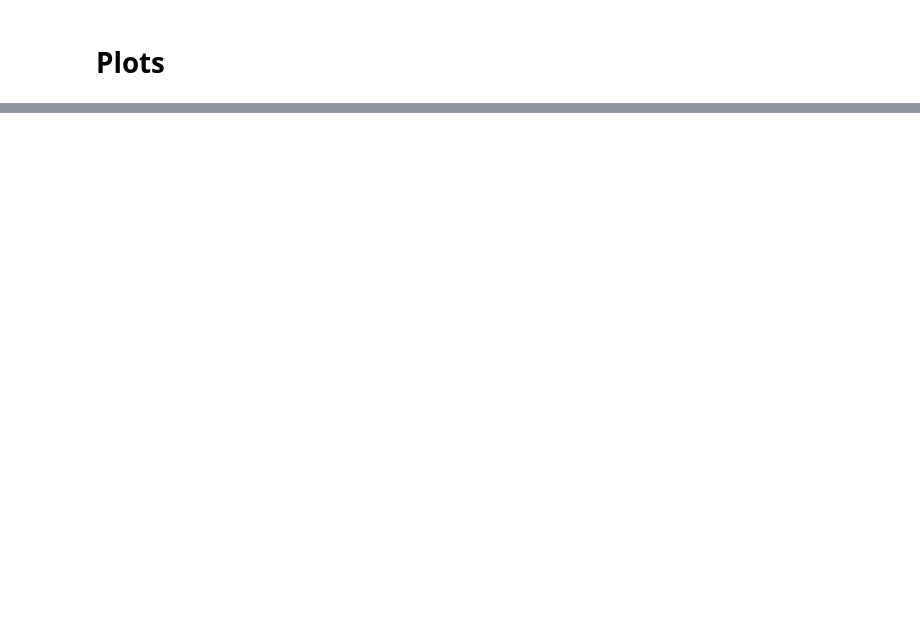
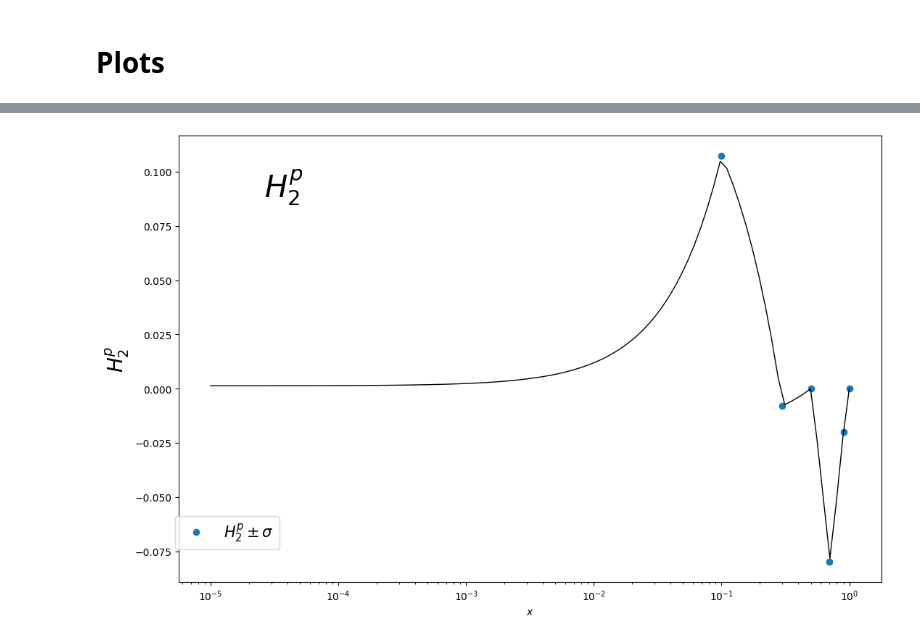
Before and after one commit to RoyStegeman/higher_twist, a Jupyter notebook: higher_twist/ht_ABMP.ipynb, the cells around one changed output, grey strips where cells are left out. Drawn from its saved outputs; the diff is of its cells as text; code cells hidden in the pictures; blank space fills up the shorter version.

```diff
--- a/higher_twist/ht_ABMP.ipynb
+++ b/higher_twist/ht_ABMP.ipynb
@@ -337,0 +427,100 @@ deuteron_HL.plot_wrapper(save=True)
+# %%
+class PlotHT_intervals:
+  def __init__(self, preds, x_nodes, color, type, target):
+    self.preds = preds
+    self.color = color
+    self.type = type
+    self.target = target
+    self.x_nodes = x_nodes
+    self.x_intervals = self.construct_intervals()
+    self.interpolation_by_interval = self.construct_interpolation_by_interval()
+    self.colour_by_interval = self.construct_colors_by_interval()
+    self.colors = ["red", "blue", "green", "black", "orange", "purple"]#self.construct_colors_by_interval()
+    self.buffer_color = (0,0,0)
+
+
+  def construct_intervals(self):
+    return [self.x_nodes[k:k+2] for k in range(len(self.x_nodes)-1)]
+
+  def construct_colors_by_interval(self):
+    random_rgbs = [np.random.uniform(0, 1, 3) for _ in range(len(self.x_intervals))]
+    return [(rgb[0],rgb[1],rgb[2]) for rgb in random_rgbs]
+
+  def construct_interpolation_by_interval(self):
+    int_functions_by_intervals = []
+    pred_array = [pred.central for pred in self.preds]
+    for k, interval in enumerate(self.x_intervals):
+      func = sp.interpolate.CubicSpline(interval, pred_array[k:k+2])
+      int_functions_by_intervals.append(func)
+
+    #xv = np.logspace(-5, -0.001, 100)
+    #fig, ax = plt.subplots(figsize=(12.5, 8))
+    #for k, f in enumerate(int_functions_by_intervals):
+    #  if k !=0:
+    #    ax.plot(xv, f(xv), ls = "-", lw = 1, label=f"interval {k}")
+    #ax.legend()
+    #ax.set_xscale("log")
+
+    #fig2, ax2 = plt.subplots(figsize=(12.5, 8))
+    #ax2.plot(xv, int_functions_by_intervals[1](xv), ls = "-", lw = 1, label=f"interval {k}")
+    #ax2.legend()
+    #ax2.set_xscale("log")
+
+    return int_functions_by_intervals
+
+  def interpolation_func(self, x):
+    # This part can be improved with interval tree
+    for k, interval in enumerate(self.x_intervals):
+      error_flag = True
+      if x >= interval[0] and x < interval[1]:
+        error_flag = False
+        return self.interpolation_by_interval[k](x)
+
+    if error_flag:
+      raise RuntimeError(f"{x} does not belong to any of the intervals.")
+
+
+  def plot_wrapper(self, save=False):
+    xv = np.logspace(-5, -0.0001, 100)
+    #xv = np.linspace(0.001,0.1, 10)
+    legends = []
+    legend_label = rf"$H^{self.target}_{self.type} \pm \sigma$"
+    legend_name = [legend_label, "knots"]
+    fig, ax = plt.subplots(figsize=(12.5, 8))
+    knots = ax.plot(x_nodes, [pred.central for pred in self.preds], 'o', label='data')
+
+    pl = ax.plot(xv, [self.interpolation_func(x) for x in xv], ls = "-", lw = 1, color = self.buffer_color)
+
+    #pl_lg= ax.fill(np.NaN, np.NaN, color = self.color, alpha = 0.3) # Necessary for fancy legend
+    #legends.append((pl[0], pl_lg[0]))
+    legends.append(knots[0])
+    #ax.fill_between(xv, self.HT_plus(xv), self.HT_minus(xv), color = self.color, alpha = 0.3)
+    ax.set_xscale("log")
+    ax.set_xlabel(f'$x$')
+    ax.set_ylabel(rf"$H^{self.target}_{self.type}$", fontsize = 20)
+    ax.set_title(rf"$H^{self.target}_{self.type}$", x = 0.15, y=0.85, fontsize=30)
+    fig.legend(legends, legend_name, loc=[0.1,0.15], fontsize=15)
+
+    if save:
+      save_dir = f"./figs/{fitname}"
+      self.make_dir(save_dir)
+      plt.savefig(save_dir + "/" + f"H_{self.type}_{self.target}.pdf")
+
+    plt.show()
+
+  def make_dir(self, path):
+    target_dir = Path(path)
+    if not target_dir.is_dir():
+        target_dir.mkdir(parents=True, exist_ok=True)
+
+proton_H2 = PlotHT_intervals(preds_dict['proton']['H2'], x_nodes, 'red', "2", 'p')
+proton_HL = PlotHT_intervals(preds_dict['proton']['HL'], x_nodes, 'green', "L", 'p')
+deuteron_H2 = PlotHT_intervals(preds_dict['deuteron']['H2'], x_nodes, 'blue', "2", 'd')
+deuteron_HL = PlotHT_intervals(preds_dict['deuteron']['HL'], x_nodes, 'purple', "L", 'd')
+
+proton_H2.plot_wrapper(save=False)
+proton_HL.plot_wrapper(save=True)
+deuteron_H2.plot_wrapper(save=True)
+deuteron_HL.plot_wrapper(save=True)
+# %% [output]
+[figure, added]
```
Also changed, not shown: parts of 14 cells of this notebook, 1 other file.
